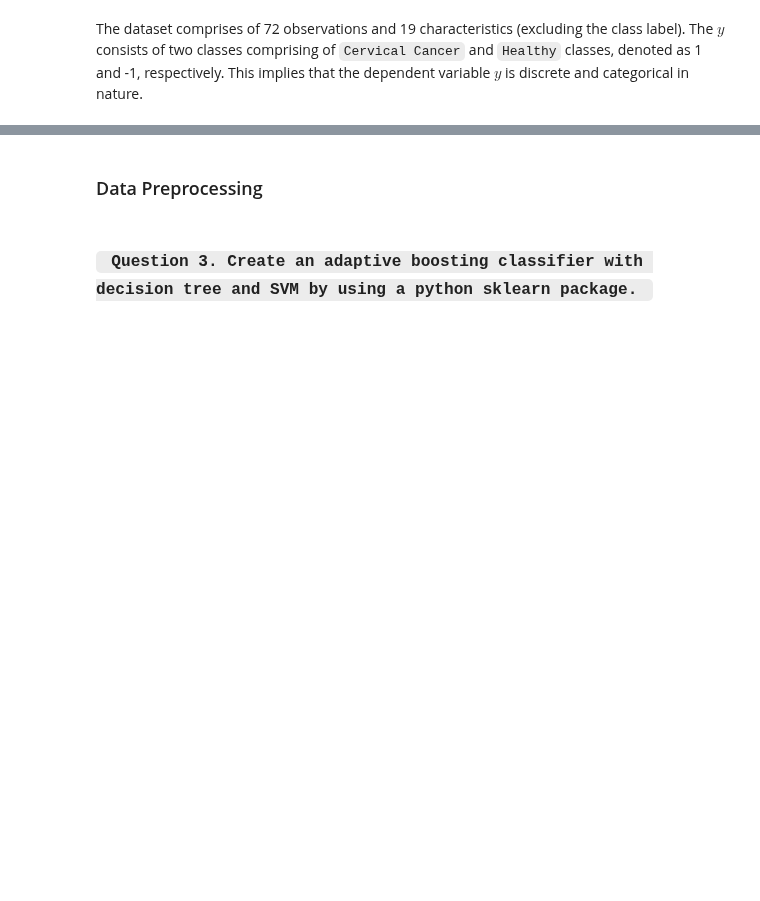
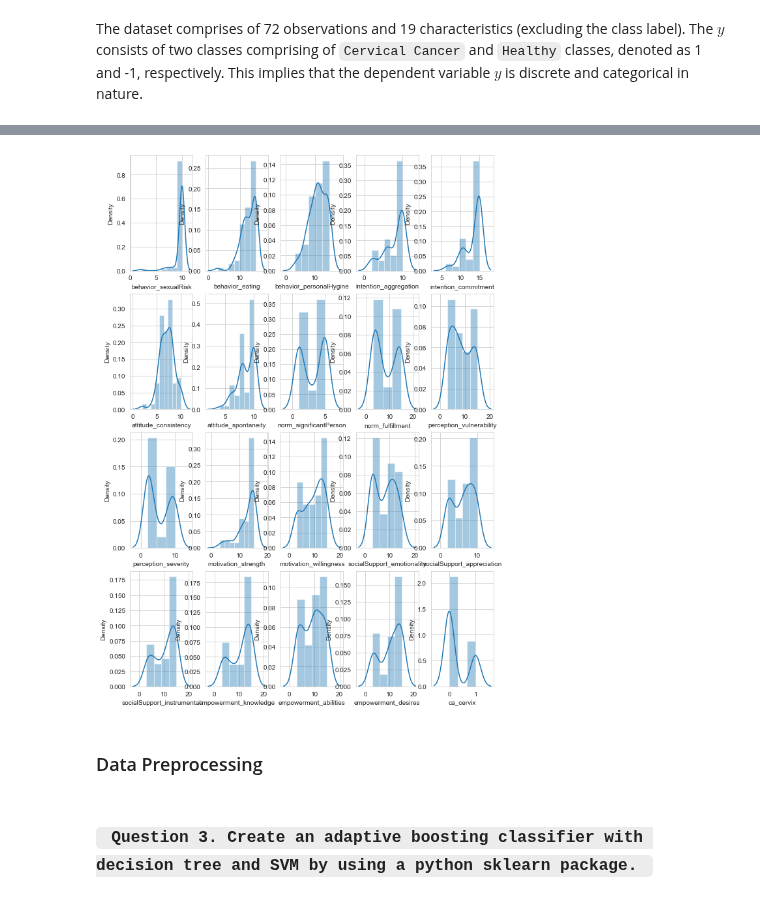
Before and after one commit to rrwabina/RADI605, a Jupyter notebook: 05 Adaptive Boosting/scripts/assignment.ipynb, the cells around one changed output, grey strips where cells are left out. Saved outputs shown, nothing was run; the diff lists cells and outputs as text; code cells hidden in the pictures; blank space fills up the shorter version.

```diff
--- a/05 Adaptive Boosting/scripts/assignment.ipynb
+++ b/05 Adaptive Boosting/scripts/assignment.ipynb
@@ -46,3 +76,10 @@ The dataset comprises of 72 observations and 19 characteristics (excluding the c
+# %%
+plt.figure(figsize=(10, 15))
+for i in range(0,len(l)):
+    plt.subplot(4, 5, i+1)
+    sns.distplot(data[l[i]],kde=True)
+# %% [output]
+[figure, added]
 # %% [markdown]
 ### Data Preprocessing
 # %%
```
Also changed, not shown: parts of 5 cells of this notebook.
